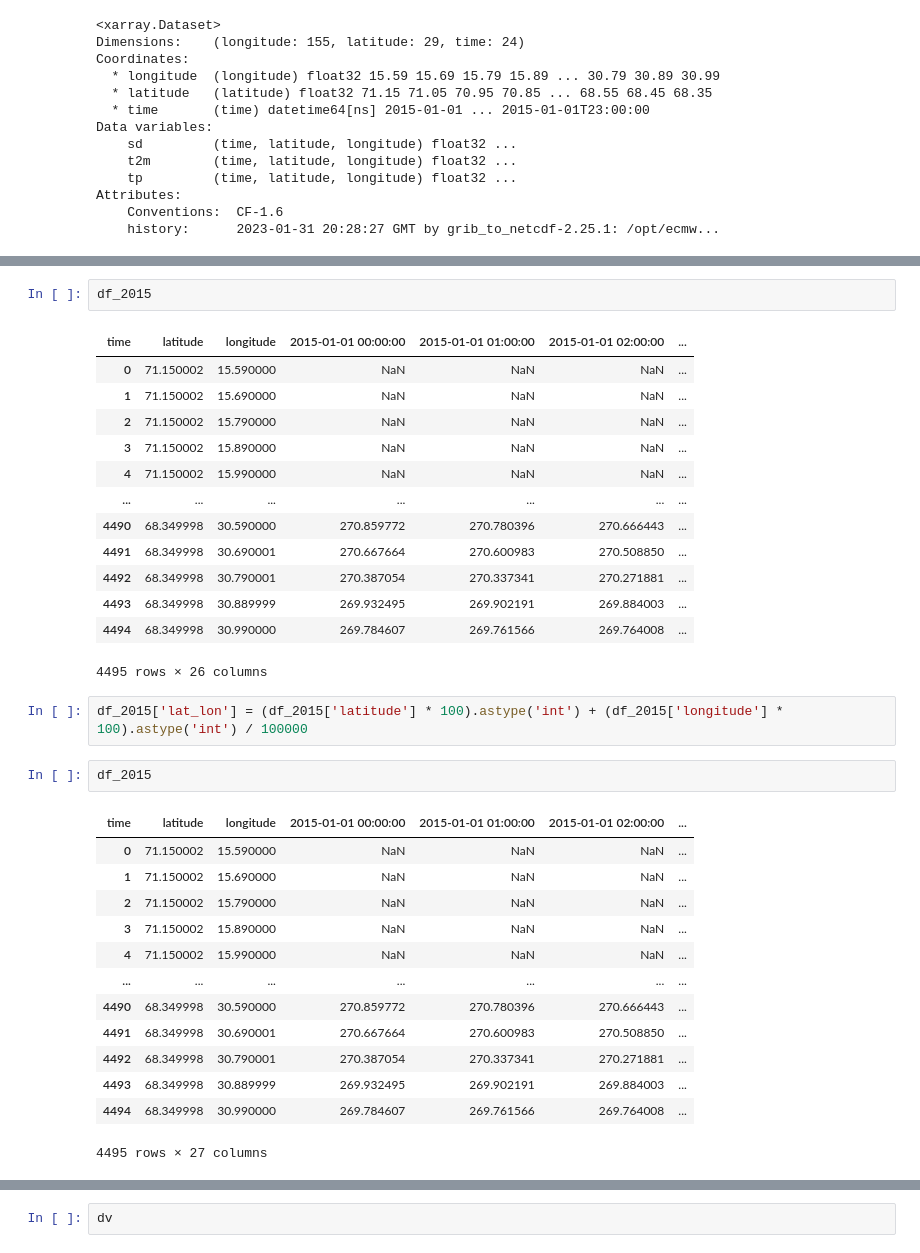
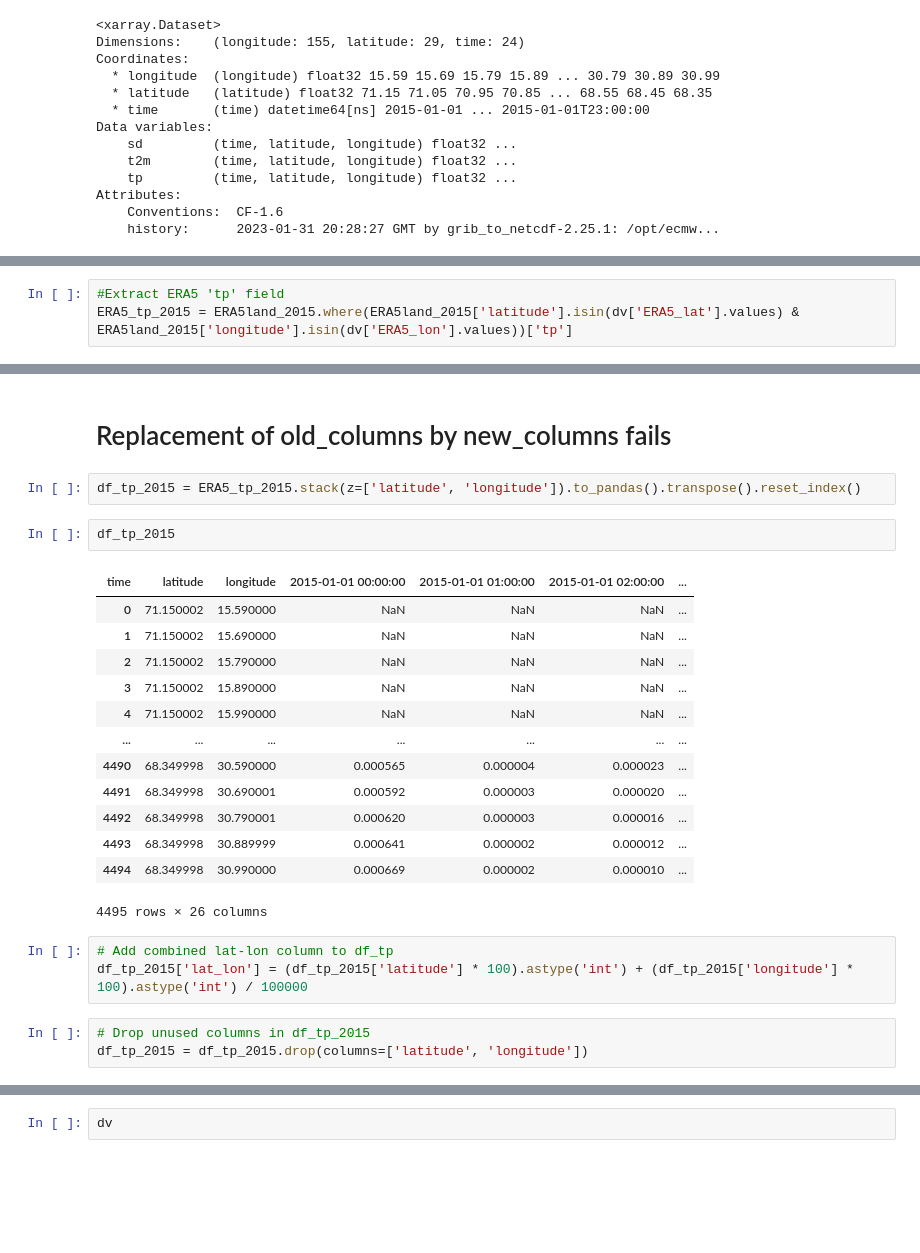
Before and after one commit to j34ni/Vegetation_in_Troms_and_Finnmark, a Jupyter notebook: finn.ipynb, the cells around one changed output, grey strips where cells are left out. Drawn from its saved outputs; the diff is of its cells as text; blank space fills up the shorter version.

```diff
--- a/finn.ipynb
+++ b/finn.ipynb
@@ -456 +459,4 @@ era5_field_2015 = ERA5land_2015.where(ERA5land_2015["latitude"].isin(dv['ERA5_la
+# %%
+#Extract ERA5 'tp' field
+ERA5_tp_2015 = ERA5land_2015.where(ERA5land_2015['latitude'].isin(dv['ERA5_lat'].values) & ERA5land_2015['longitude'].isin(dv['ERA5_lon'].values))['tp']
 # %%
@@ -462,34 +538,26 @@ df_2015 = era5_field_2015.stack(z=['latitude', 'longitude']).to_pandas().transpo
+# %% [markdown]
+# Replacement of old_columns by new_columns fails
+# %%
+df_tp_2015 = ERA5_tp_2015.stack(z=['latitude', 'longitude']).to_pandas().transpose().reset_index()
 # %%
-df_2015
+df_tp_2015
 # %% [output]
 | time | latitude | longitude | 2015-01-01 00:00:00 | 2015-01-01 01:00:00 | 2015-01-01 02:00:00 | ... |
 | 0 | 71.150002 | 15.590000 | NaN | NaN | NaN | ... |
 | 1 | 71.150002 | 15.690000 | NaN | NaN | NaN | ... |
 | 2 | 71.150002 | 15.790000 | NaN | NaN | NaN | ... |
 | 3 | 71.150002 | 15.890000 | NaN | NaN | NaN | ... |
 | 4 | 71.150002 | 15.990000 | NaN | NaN | NaN | ... |
 | ... | ... | ... | ... | ... | ... | ... |
-| 4490 | 68.349998 | 30.590000 | 270.859772 | 270.780396 | 270.666443 | ... |
-| 4491 | 68.349998 | 30.690001 | 270.667664 | 270.600983 | 270.508850 | ... |
-| 4492 | 68.349998 | 30.790001 | 270.387054 | 270.337341 | 270.271881 | ... |
-| 4493 | 68.349998 | 30.889999 | 269.932495 | 269.902191 | 269.884003 | ... |
-| 4494 | 68.349998 | 30.990000 | 269.784607 | 269.761566 | 269.764008 | ... |
+| 4490 | 68.349998 | 30.590000 | 0.000565 | 0.000004 | 0.000023 | ... |
+| 4491 | 68.349998 | 30.690001 | 0.000592 | 0.000003 | 0.000020 | ... |
+| 4492 | 68.349998 | 30.790001 | 0.000620 | 0.000003 | 0.000016 | ... |
+| 4493 | 68.349998 | 30.889999 | 0.000641 | 0.000002 | 0.000012 | ... |
+| 4494 | 68.349998 | 30.990000 | 0.000669 | 0.000002 | 0.000010 | ... |
 4495 rows × 26 columns
 # %%
-df_2015['lat_lon'] = (df_2015['latitude'] * 100).astype('int') + (df_2015['longitude'] * 100).astype('int') / 100000
+# Add combined lat-lon column to df_tp
+df_tp_2015['lat_lon'] = (df_tp_2015['latitude'] * 100).astype('int') + (df_tp_2015['longitude'] * 100).astype('int') / 100000
-# %%
-df_2015
-# %% [output]
-| time | latitude | longitude | 2015-01-01 00:00:00 | 2015-01-01 01:00:00 | 2015-01-01 02:00:00 | ... |
-| 0 | 71.150002 | 15.590000 | NaN | NaN | NaN | ... |
-| 1 | 71.150002 | 15.690000 | NaN | NaN | NaN | ... |
-| 2 | 71.150002 | 15.790000 | NaN | NaN | NaN | ... |
-| 3 | 71.150002 | 15.890000 | NaN | NaN | NaN | ... |
-| 4 | 71.150002 | 15.990000 | NaN | NaN | NaN | ... |
-| ... | ... | ... | ... | ... | ... | ... |
-| 4490 | 68.349998 | 30.590000 | 270.859772 | 270.780396 | 270.666443 | ... |
-| 4491 | 68.349998 | 30.690001 | 270.667664 | 270.600983 | 270.508850 | ... |
-| 4492 | 68.349998 | 30.790001 | 270.387054 | 270.337341 | 270.271881 | ... |
-| 4493 | 68.349998 | 30.889999 | 269.932495 | 269.902191 | 269.884003 | ... |
-| 4494 | 68.349998 | 30.990000 | 269.784607 | 269.761566 | 269.764008 | ... |
-4495 rows × 27 columns
+# %%
+# Drop unused columns in df_tp_2015
+df_tp_2015 = df_tp_2015.drop(columns=['latitude', 'longitude'])
```
Also changed, not shown: parts of 27 cells of this notebook.
